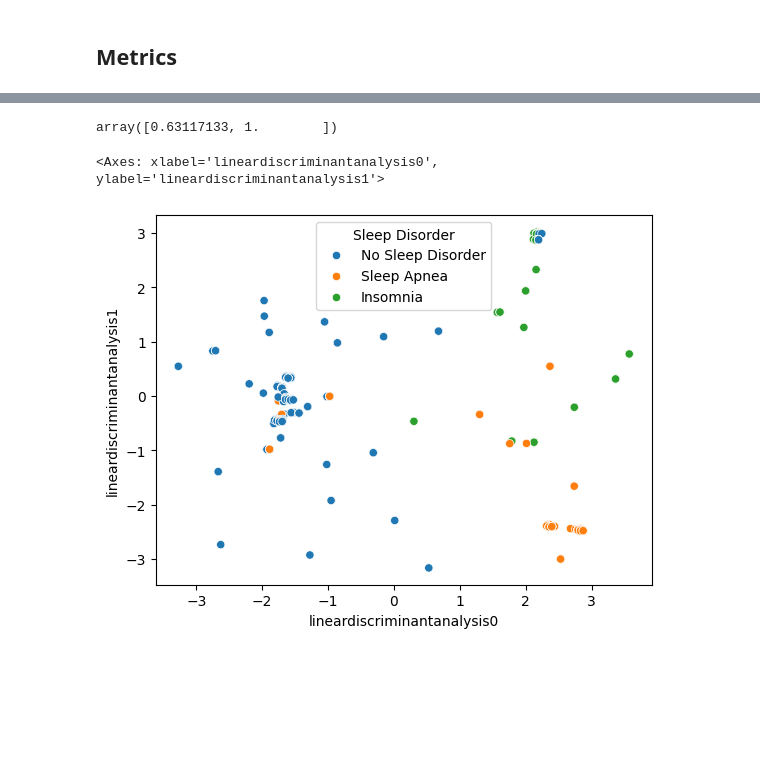
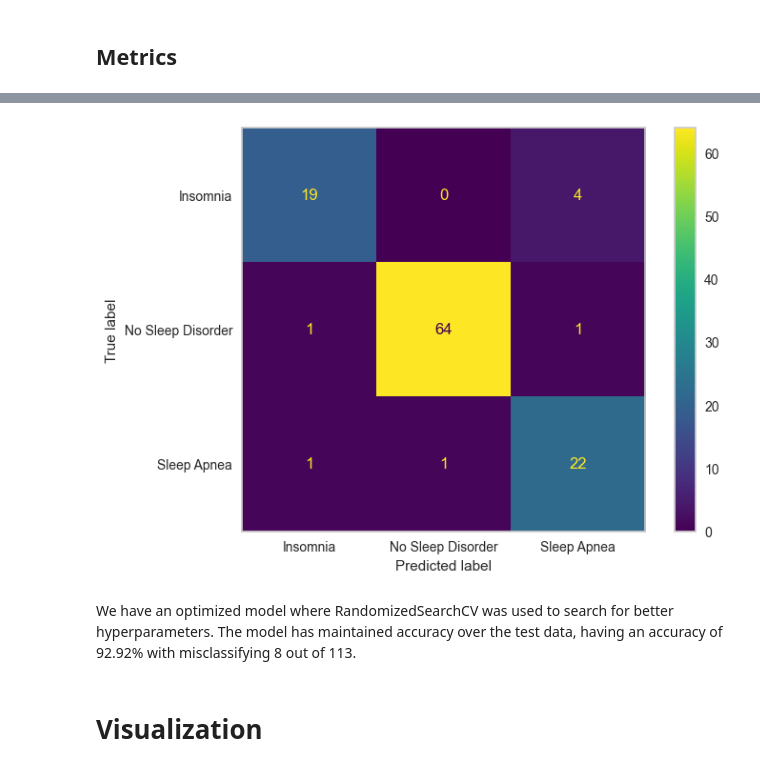
Before and after one commit to dbfranco07/AI221_ClassicalMachineLearning_MachineExercises, a Jupyter notebook: team_project.ipynb, the cells around one changed output, grey strips where cells are left out. Cells and saved outputs as stored; diff of their text form; code cells hidden in the pictures; blank space fills up the shorter version.

```diff
--- a/team_project.ipynb
+++ b/team_project.ipynb
@@ -456,9 +364,9 @@ combined
-# %%
-lda.explained_variance_ratio_.cumsum()
-# %% [output]
-array([0.63117133, 1.        ])
-# %%
-sns.scatterplot(combined, x='lineardiscriminantanalysis0', y='lineardiscriminantanalysis1', hue='Sleep Disorder')
-# %% [output]
-<Axes: xlabel='lineardiscriminantanalysis0', ylabel='lineardiscriminantanalysis1'>
-[figure, removed]
+# %%
+ConfusionMatrixDisplay.from_estimator(rscv.best_estimator_, X_test, y_test)
+plt.grid(visible=False);
+# %% [output]
+[figure, added]
+# %% [markdown]
+We have an optimized model where RandomizedSearchCV was used to search for better hyperparameters. The model has maintained accuracy over the test data, having an accuracy of 92.92% with misclassifying 8 out of 113.
+# %% [markdown]
+# Visualization
```
Also changed, not shown: parts of 76 cells of this notebook, 8 other files.
